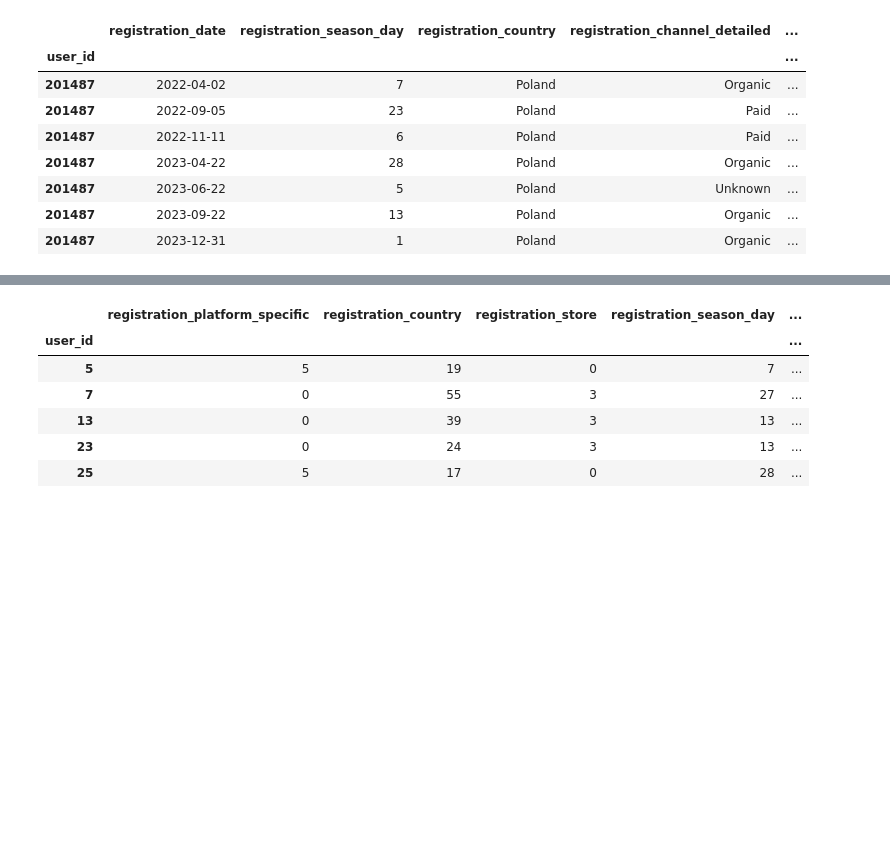
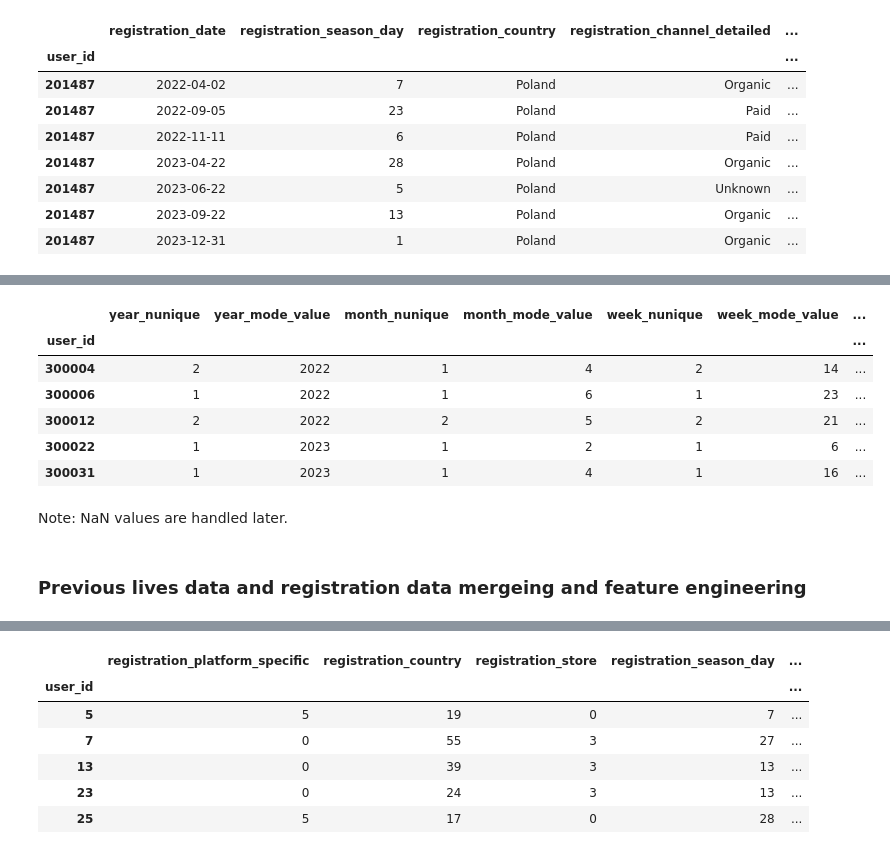
Before and after one commit to aleksstan96/DS_Challenge, a Jupyter notebook: notebooks/eda.ipynb, the cells around one changed output, grey strips where cells are left out. Saved outputs shown, nothing was run; the diff lists cells and outputs as text; code cells hidden in the pictures; blank space fills up the shorter version.

```diff
--- a/notebooks/eda.ipynb
+++ b/notebooks/eda.ipynb
@@ -578,0 +434,16 @@ Comment: all of this is done in the feature_engineering.py script.
+# %%
+# prev lives data after transformation
+prev_lives_train_transformed = pd.read_csv('/root/projects/ds_chlg/Data Science Challenge/Data Science/aggregated_data/aggregated_previous_lives_test_data.csv', index_col=0)
+prev_lives_train_transformed.head()
+# %% [output]
+|  | year_nunique | year_mode_value | month_nunique | month_mode_value | week_nunique | week_mode_value | ... |
+| user_id |  |  |  |  |  |  | ... |
+| 300004 | 2 | 2022 | 1 | 4 | 2 | 14 | ... |
+| 300006 | 1 | 2022 | 1 | 6 | 1 | 23 | ... |
+| 300012 | 2 | 2022 | 2 | 5 | 2 | 21 | ... |
+| 300022 | 1 | 2023 | 1 | 2 | 1 | 6 | ... |
+| 300031 | 1 | 2023 | 1 | 4 | 1 | 16 | ... |
+# %% [markdown]
+Note: NaN values are handled later.
+# %% [markdown]
+### Previous lives data and registration data mergeing and feature engineering
```
Also changed, not shown: parts of 75 cells of this notebook, 5 other files.
